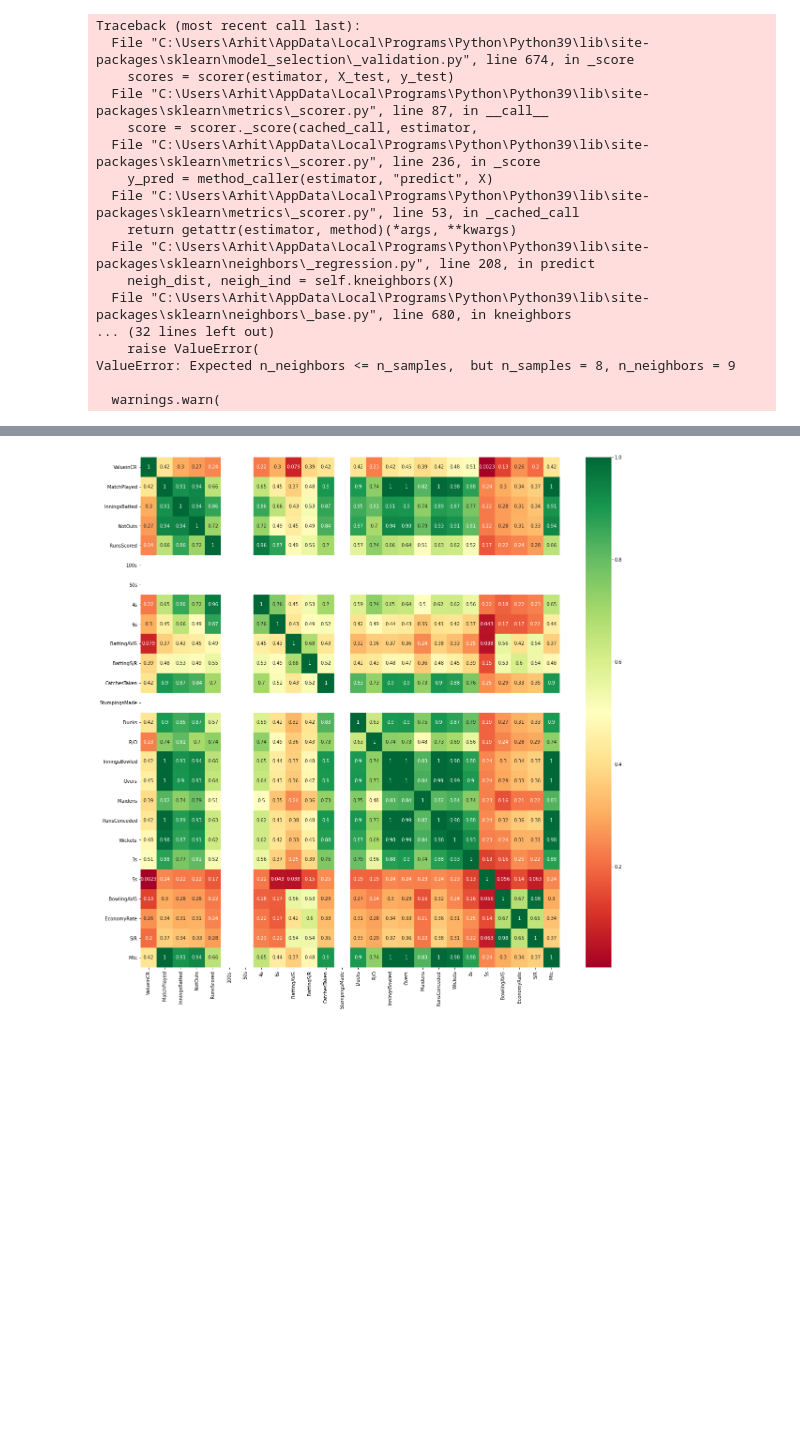
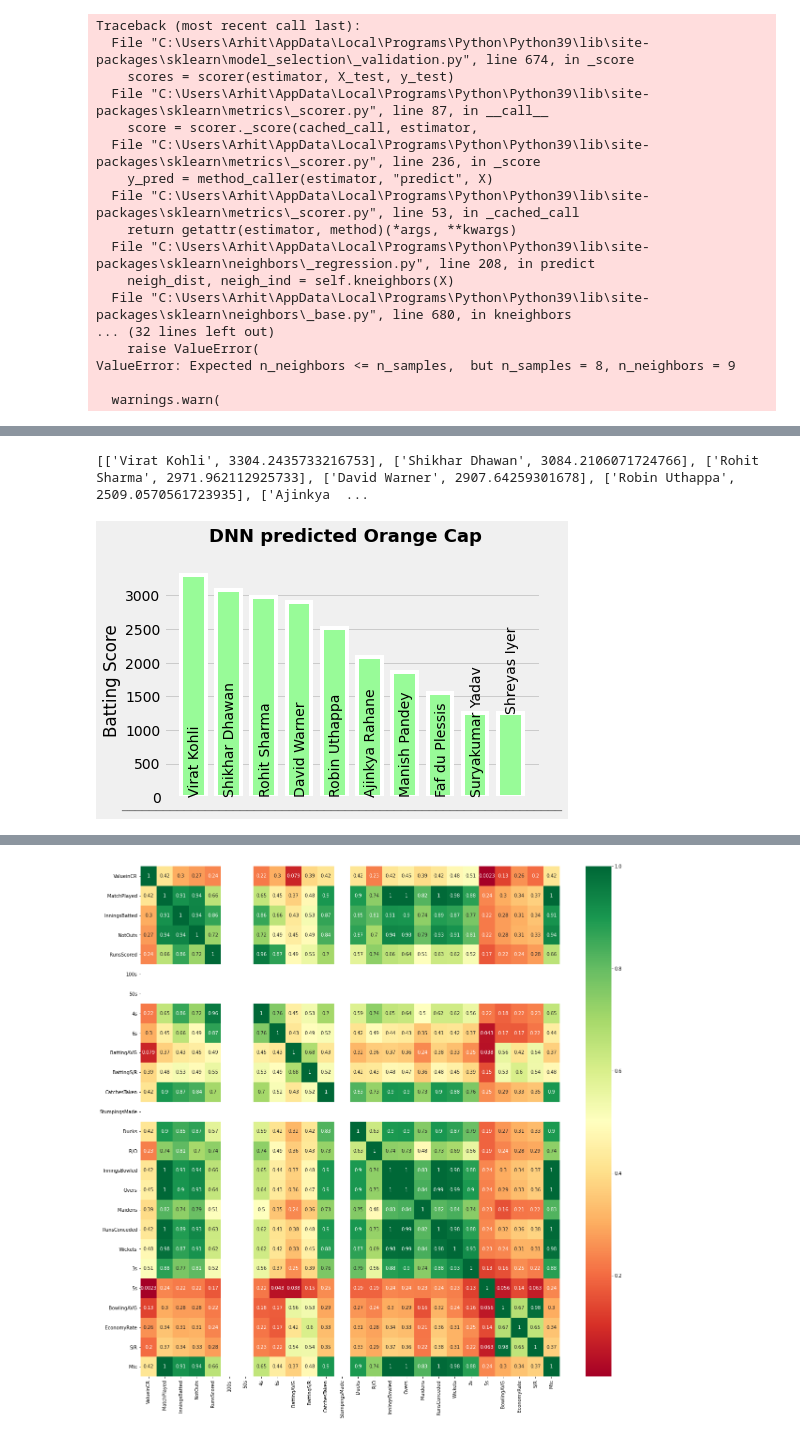
Before and after one commit to CaptAlpha/IPL, a Jupyter notebook: ipl.ipynb, the cells around one changed output, grey strips where cells are left out. Cells and saved outputs as stored; diff of their text form; code cells hidden in the pictures; blank space fills up the shorter version.

```diff
--- a/ipl.ipynb
+++ b/ipl.ipynb
@@ -364,0 +382,3 @@ NameError: name 'dfCurrent' is not defined
+# %%
+dfCurrent = df_bats
+dfCurrent.drop(['Bat_Score', 'Name'], axis = 1, inplace = True)
@@ -364,0 +417,6 @@ NameError: name 'dfCurrent' is not defined
+# %%
+dnnPredict = dnn.predict(dfCurrentPredict)
+dnnPredict = dnnPredict.tolist()
+
+for (i, j) in zip(dfCurrentNames, dnnPredict):
+    print(i, j)
@@ -364,0 +441,43 @@ NameError: name 'dfCurrent' is not defined
+# %%
+dnnListUnsorted = [[i, j] for i, j in zip(dfCurrentNames, dnnPredict)]
+dnnDataUnsorted = [row[1] for row in dnnListUnsorted]
+dnnList = sorted(dnnListUnsorted, key = itemgetter(1), reverse = True)
+
+dnnData = [row[1] for row in dnnList]
+dnnNames = [row[0] for row in dnnList]
+print(dnnList)
+
+x_dnn = np.arange(len(dnnData))
+# %% [output]
+[['Virat Kohli', 3304.2435733216753], ['Shikhar Dhawan', 3084.2106071724766], ['Rohit Sharma', 2971.962112925733], ['David Warner', 2907.64259301678], ['Robin Uthappa', 2509.0570561723935], ['Ajinkya  ...
+# %%
+plt.style.use('fivethirtyeight')
+
+dnn, ax = plt.subplots()
+
+ax.bar(x_dnn[:10], dnnData[0:10], width = .7, edgecolor = 'white', color = 'palegreen', linewidth = 4, label = 'Predicted')
+
+labels = dnnNames
+
+rects = ax.patches
+for rect, label in zip(rects, labels):
+    if rect.get_x() > 8:
+        ax.text(rect.get_x() + rect.get_width() / 1.75, rect.get_height() + .02, label,
+        ha='center', va='bottom', rotation = 'vertical', color = 'black')
+    elif rect.get_x() <= 8:
+        height = .03
+        ax.text(rect.get_x() + rect.get_width() / 1.75, height, label,
+        ha='center', va='bottom', rotation = 'vertical', color = 'black')
+
+dnn.suptitle("DNN predicted Orange Cap", weight = 'bold', size = 18, y = 1.005)
+ax.xaxis.set_visible(False)
+ax.set_ylabel("Batting Score")
+
+dnn.text(x = -0.02, y = 0.03,
+    s = '_______________________________________________________________',
+    fontsize = 14, color = 'grey', horizontalalignment='left')
+
+
+dnn.savefig('dnn.png', dpi = 400, bbox_inches = 'tight')
+# %% [output]
+[figure, added]
```
Also changed, not shown: parts of 15 cells of this notebook, 5 other files.
